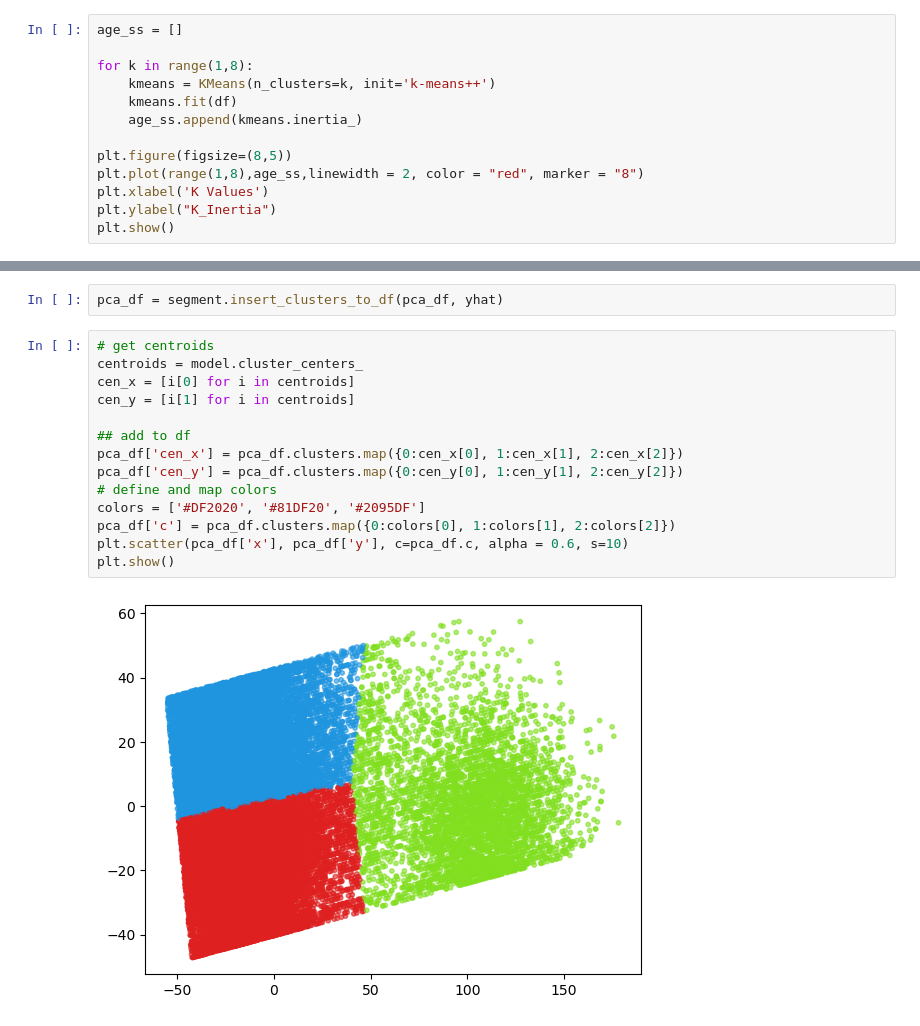
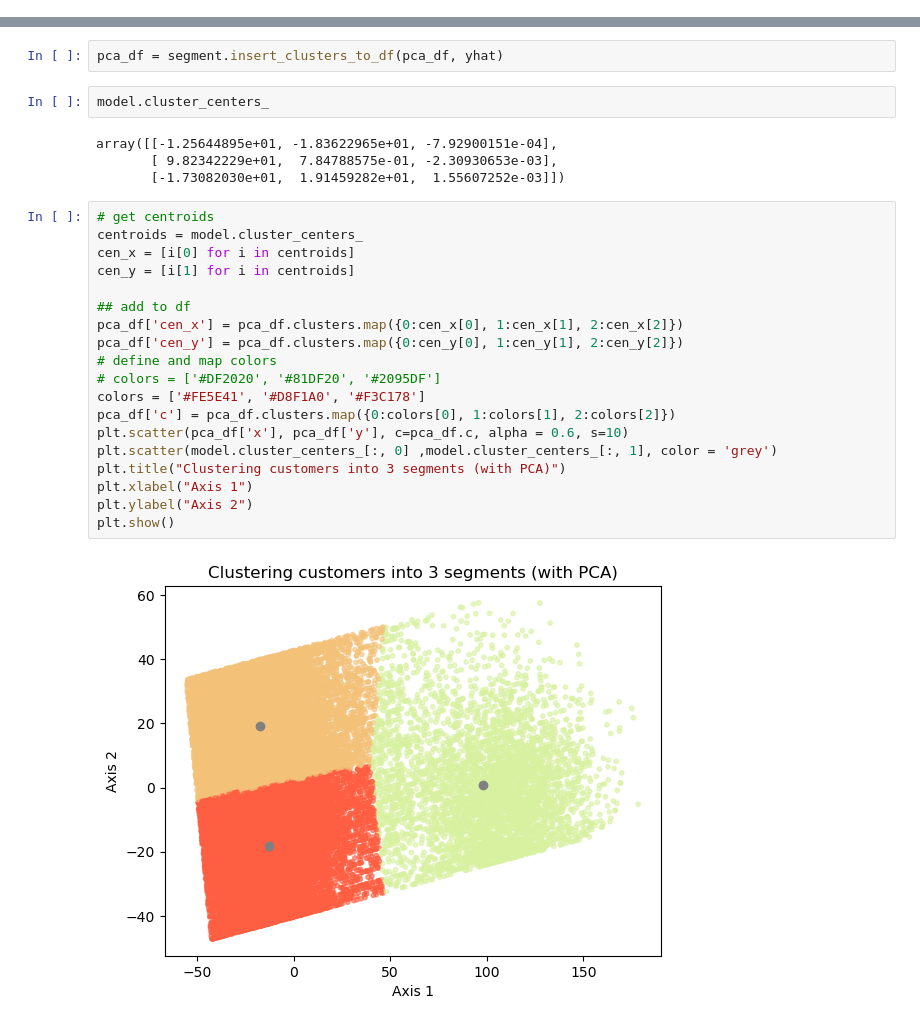
Before and after one commit to lyphuong601/insurance-customer-segmentation-kmean-clustering, a Jupyter notebook: notebooks/segmentation analysis.ipynb, the cells around one changed output, grey strips where cells are left out. Cells and saved outputs as stored; diff of their text form.

Commit message:
modified segment graphs

```diff
--- a/notebooks/segmentation analysis.ipynb
+++ b/notebooks/segmentation analysis.ipynb
@@ -69,16 +69,3 @@ residence_rural      0
 dtype: int64
 # %% [markdown]
 ## 3. KMeans Segmentation (4 segments)
-# %%
-age_ss = []
-
-for k in range(1,8):
-    kmeans = KMeans(n_clusters=k, init='k-means++')
-    kmeans.fit(df)
-    age_ss.append(kmeans.inertia_)
-
-plt.figure(figsize=(8,5))
-plt.plot(range(1,8),age_ss,linewidth = 2, color = "red", marker = "8")
-plt.xlabel('K Values')
-plt.ylabel("K_Inertia")
-plt.show()
@@ -140,22 +136,33 @@ model = KMeans(n_clusters=num_clusters)
 yhat = model.fit_predict(pca_df)
 # %%
 pca_df = segment.insert_clusters_to_df(pca_df, yhat)
+# %%
+model.cluster_centers_
+# %% [output]
+array([[-1.25644895e+01, -1.83622965e+01, -7.92900151e-04],
+       [ 9.82342229e+01,  7.84788575e-01, -2.30930653e-03],
+       [-1.73082030e+01,  1.91459282e+01,  1.55607252e-03]])
 # %%
 # get centroids
 centroids = model.cluster_centers_
 cen_x = [i[0] for i in centroids]
 cen_y = [i[1] for i in centroids]
 
 ## add to df
 pca_df['cen_x'] = pca_df.clusters.map({0:cen_x[0], 1:cen_x[1], 2:cen_x[2]})
 pca_df['cen_y'] = pca_df.clusters.map({0:cen_y[0], 1:cen_y[1], 2:cen_y[2]})
 # define and map colors
-colors = ['#DF2020', '#81DF20', '#2095DF']
+# colors = ['#DF2020', '#81DF20', '#2095DF']
+colors = ['#FE5E41', '#D8F1A0', '#F3C178']
 pca_df['c'] = pca_df.clusters.map({0:colors[0], 1:colors[1], 2:colors[2]})
 plt.scatter(pca_df['x'], pca_df['y'], c=pca_df.c, alpha = 0.6, s=10)
+plt.scatter(model.cluster_centers_[:, 0] ,model.cluster_centers_[:, 1], color = 'grey')
+plt.title("Clustering customers into 3 segments (with PCA)")
+plt.xlabel("Axis 1")
+plt.ylabel("Axis 2")
 plt.show()
 # %% [output]
-[figure, old version]
+[figure, new version]
 # %%
 centroids = model.cluster_centers_
 segment.plot_clusters(pca_df, yhat, centroids)
```
Also changed, not shown: parts of 6 cells of this notebook, 1 other file.
